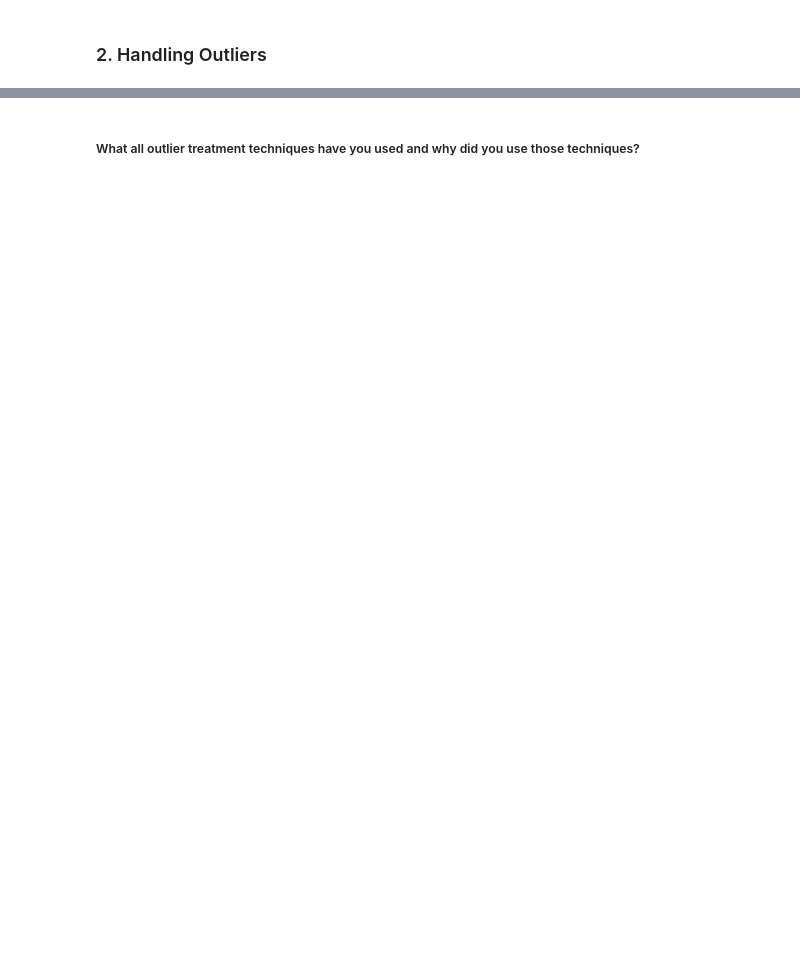
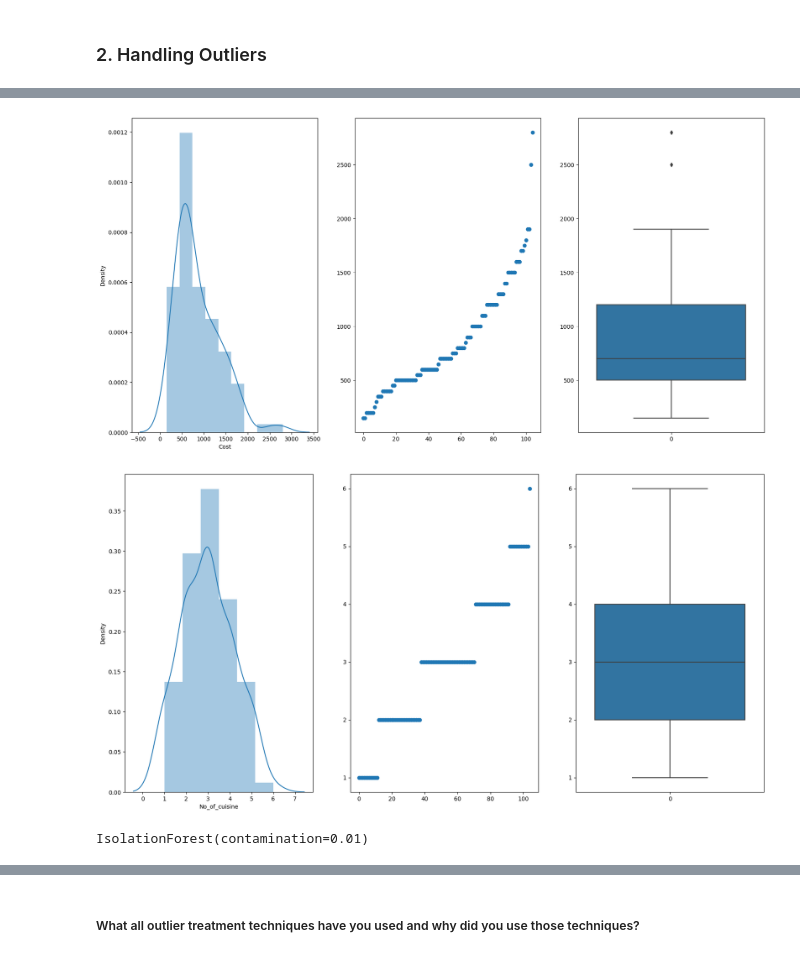
Before and after one commit to meenubenny/Zomato_Restaurant_Clustering_and_Sentiment_Analysis, a Jupyter notebook: Meenu_Benny_Zomato_Restaurant_Clustering_&_Sentiment_Analysis.ipynb, the cells around one changed output, grey strips where cells are left out. Cells and saved outputs as stored; diff of their text form; code cells hidden in the pictures; blank space fills up the shorter version.

```diff
--- a/Meenu_Benny_Zomato_Restaurant_Clustering_&_Sentiment_Analysis.ipynb
+++ b/Meenu_Benny_Zomato_Restaurant_Clustering_&_Sentiment_Analysis.ipynb
@@ -1090,0 +1120,13 @@ Answer Here.
+# %%
+# getting outliers for hotel dataset
+outlier_plots(hotel,['Cost','No_of_cuisine'])
+# %% [output]
+[figure, added]
+[figure, added]
+# %%
+#isolation forest for anamoly detection on cost
+from sklearn.ensemble import IsolationForest
+isolation_forest = IsolationForest(n_estimators=100, contamination=0.01)
+isolation_forest.fit(hotel['Cost'].values.reshape(-1, 1))
+# %% [output]
+IsolationForest(contamination=0.01)
```
Also changed, not shown: parts of 76 cells of this notebook.
